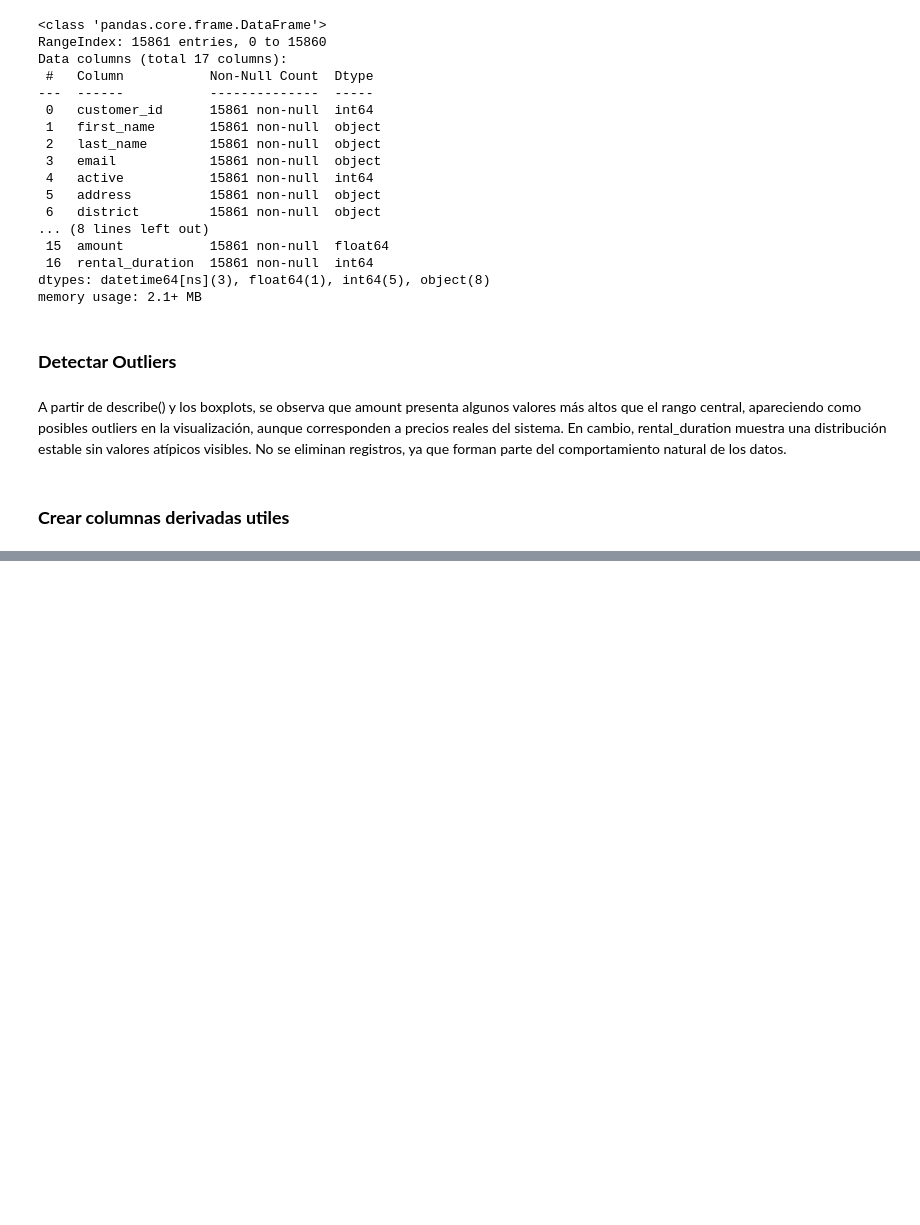
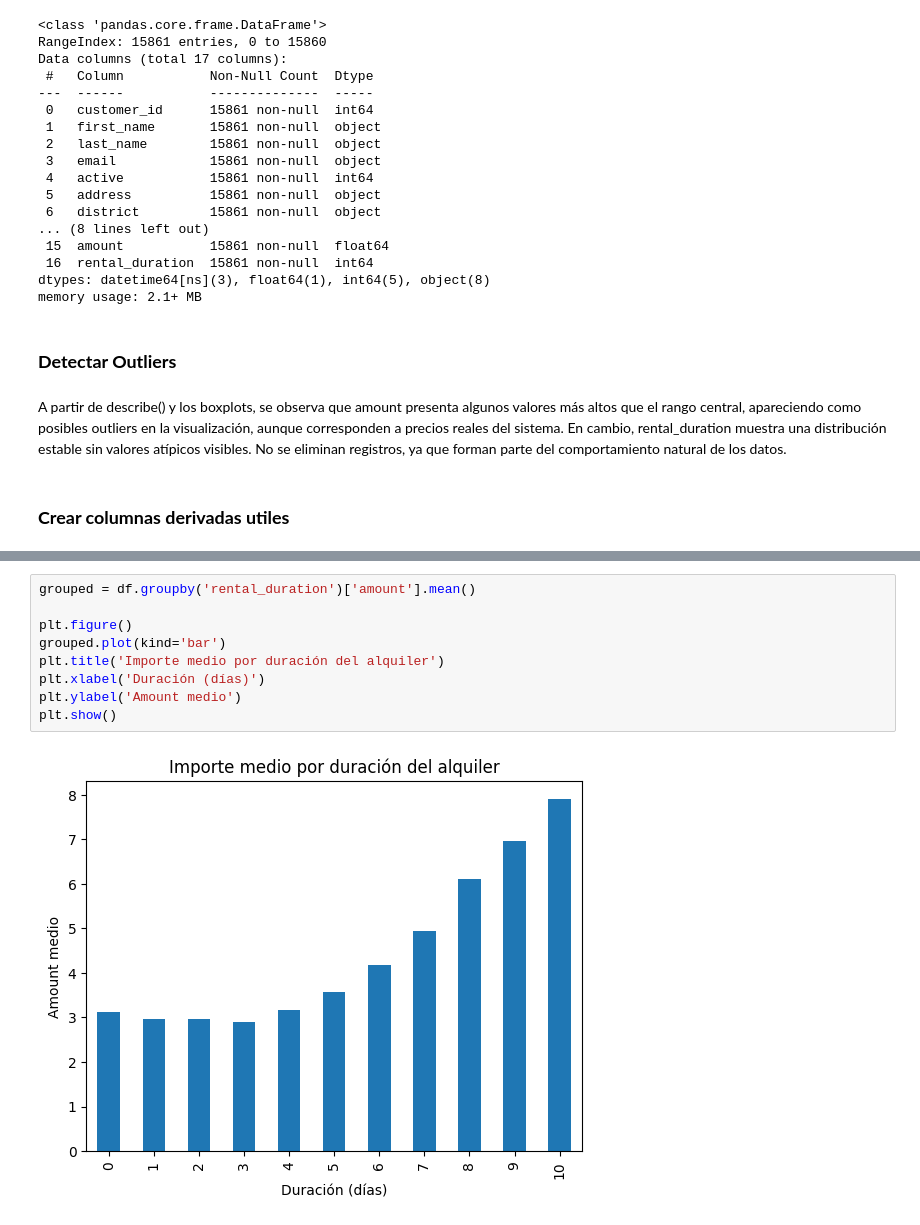
Before and after one commit to Bootcamp-DA-P2/practica4_automation_sql_python_grupo5, a Jupyter notebook: notebooks/limpieza.ipynb, the cells around one changed output, grey strips where cells are left out. Saved outputs shown, nothing was run; the diff lists cells and outputs as text; blank space fills up the shorter version.

```diff
--- a/notebooks/limpieza.ipynb
+++ b/notebooks/limpieza.ipynb
@@ -169,0 +193,11 @@ df.head()
+# %%
+grouped = df.groupby('rental_duration')['amount'].mean()
+
+plt.figure()
+grouped.plot(kind='bar')
+plt.title('Importe medio por duración del alquiler')
+plt.xlabel('Duración (días)')
+plt.ylabel('Amount medio')
+plt.show()
+# %% [output]
+[figure, added]
```
Also changed, not shown: parts of 3 cells of this notebook.
